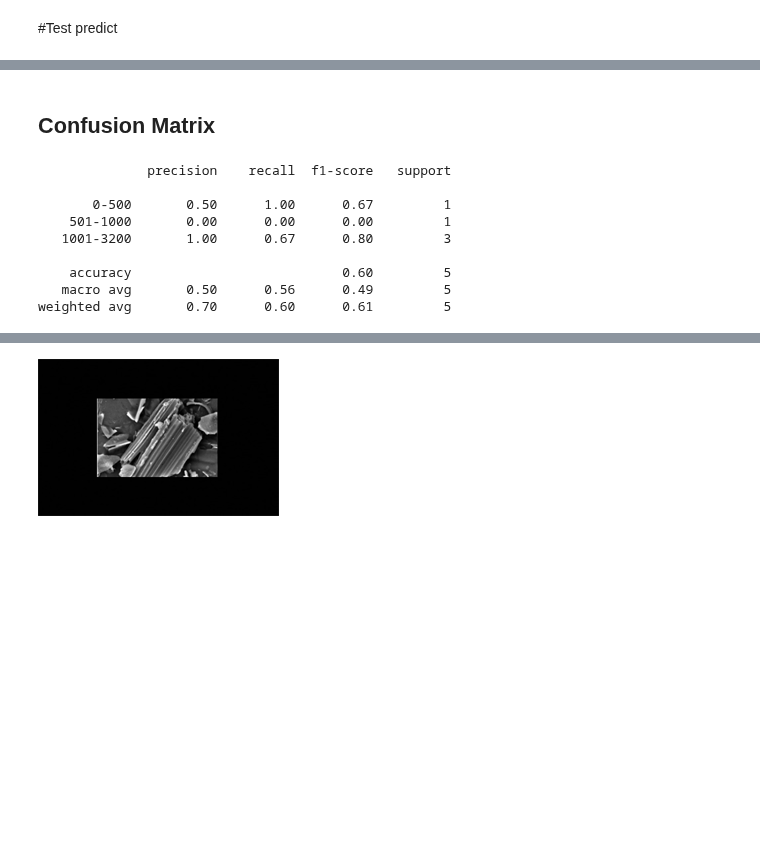
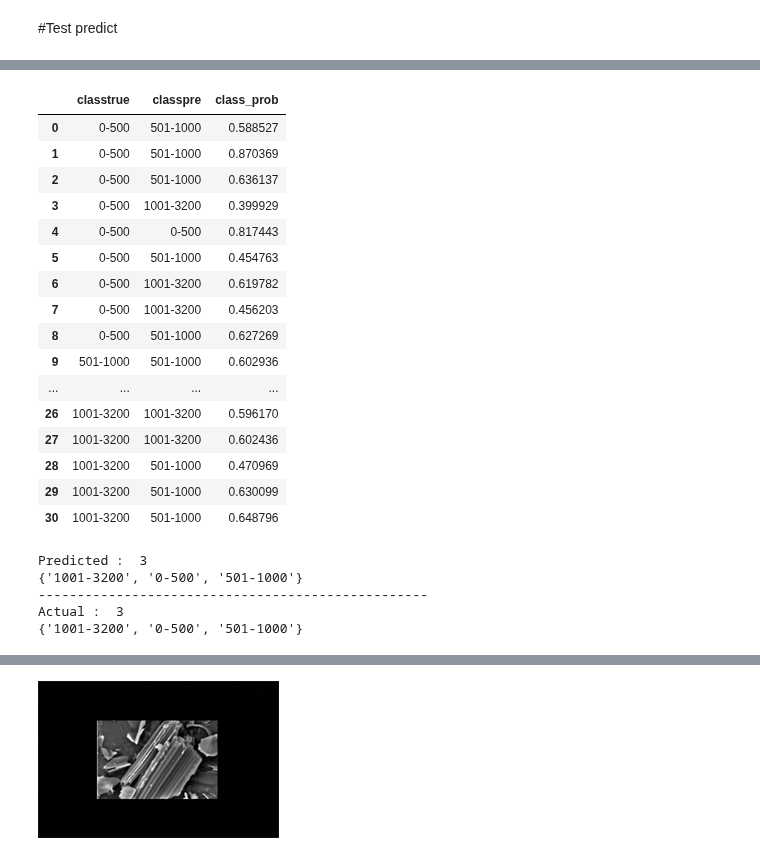
Before and after one commit to kittikhun62/efficientnet_keras_transfer_learning, a Jupyter notebook: project.ipynb, the cells around one changed output, grey strips where cells are left out. Saved outputs shown, nothing was run; the diff lists cells and outputs as text; code cells hidden in the pictures; blank space fills up the shorter version.

```diff
--- a/project.ipynb
+++ b/project.ipynb
@@ -520,0 +567,2 @@ plt.show()
+# %%
+model.load_weights('/content/efficientnet_keras_transfer_learning//models/SEM')
@@ -568,19 +697,41 @@ for i in clases:
-# %% [markdown]
-## Confusion Matrix
-# %%
-from sklearn.metrics import classification_report
-y_true = [0, 1, 2, 2, 2]
-y_pred = [0, 0, 2, 2, 1]
-
-target_names = ['0-500', '501-1000', '1001-3200']
-print(classification_report(y_true, y_pred, target_names=target_names))
-# %% [output]
-              precision    recall  f1-score   support
-
-       0-500       0.50      1.00      0.67         1
-    501-1000       0.00      0.00      0.00         1
-   1001-3200       1.00      0.67      0.80         3
-
-    accuracy                           0.60         5
-   macro avg       0.50      0.56      0.49         5
-weighted avg       0.70      0.60      0.61         5
+# %%
+resultss = pd.DataFrame(results)
+resultss
+# %% [output]
+|  | classtrue | classpre | class_prob |
+| 0 | 0-500 | 501-1000 | 0.588527 |
+| 1 | 0-500 | 501-1000 | 0.870369 |
+| 2 | 0-500 | 501-1000 | 0.636137 |
+| 3 | 0-500 | 1001-3200 | 0.399929 |
+| 4 | 0-500 | 0-500 | 0.817443 |
+| 5 | 0-500 | 501-1000 | 0.454763 |
+| 6 | 0-500 | 1001-3200 | 0.619782 |
+| 7 | 0-500 | 1001-3200 | 0.456203 |
+| 8 | 0-500 | 501-1000 | 0.627269 |
+| 9 | 501-1000 | 501-1000 | 0.602936 |
+| ... | ... | ... | ... |
+| 26 | 1001-3200 | 1001-3200 | 0.596170 |
+| 27 | 1001-3200 | 1001-3200 | 0.602436 |
+| 28 | 1001-3200 | 501-1000 | 0.470969 |
+| 29 | 1001-3200 | 501-1000 | 0.630099 |
+| 30 | 1001-3200 | 501-1000 | 0.648796 |
+# %%
+import numpy as np
+from sklearn.metrics import confusion_matrix
+
+train = df
+#เช็คคลาสใน Predicted
+pred_class = set(resultss['classtrue'])
+print('Predicted : ',len(pred_class))
+print(pred_class)
+print('-'*50)
+#เช็คคลาสใน Actual
+classe = set(resultss['classpre'])
+print('Actual : ',len(classe))
+print(classe)
+# %% [output]
+Predicted :  3
+{'1001-3200', '0-500', '501-1000'}
+--------------------------------------------------
+Actual :  3
+{'1001-3200', '0-500', '501-1000'}
```
Also changed, not shown: parts of 23 cells of this notebook.
